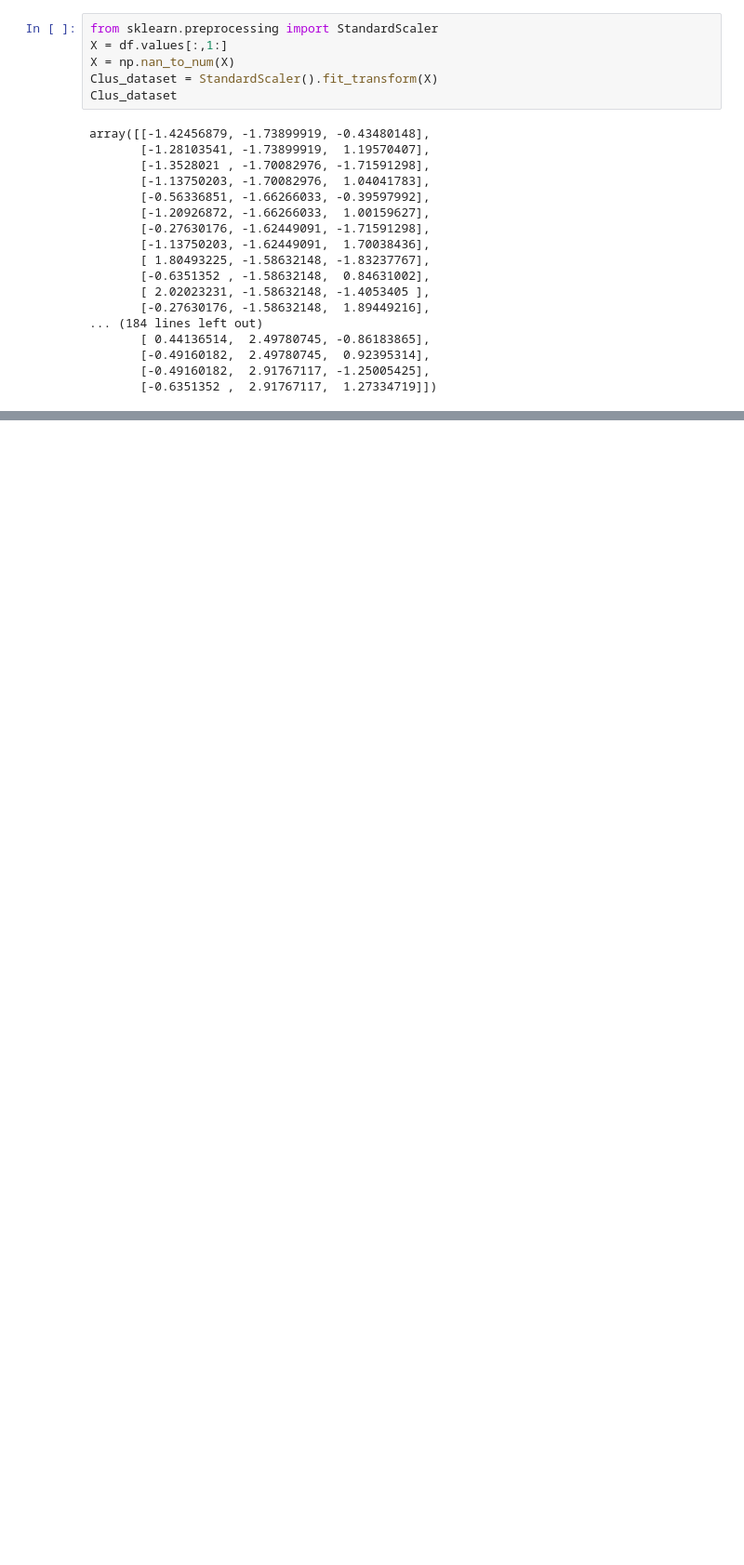
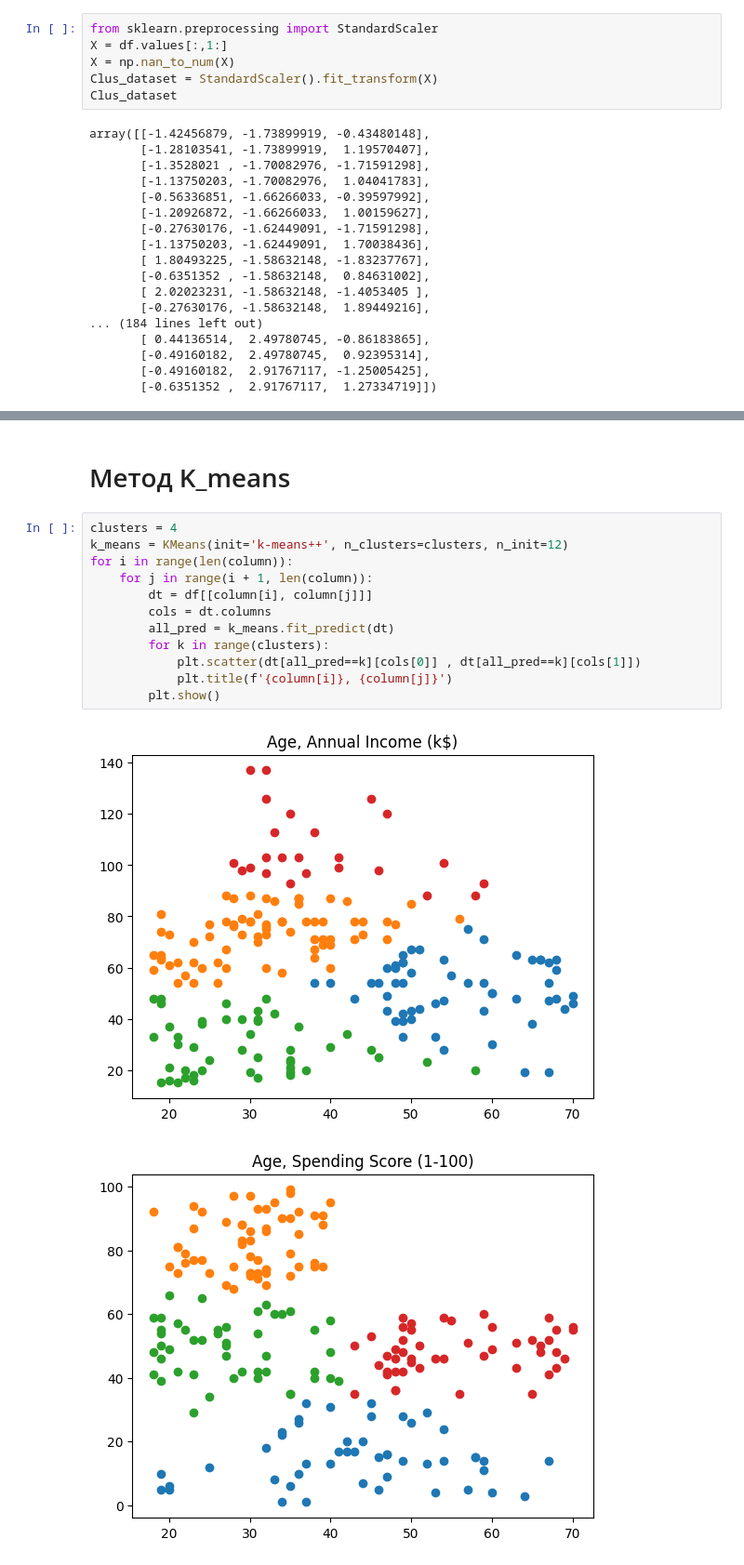
Before and after one commit to Maksonchiks/mesto, a Jupyter notebook: clust.ipynb, the cells around one changed output, grey strips where cells are left out. Shown: that part at 93% size. Cells and saved outputs as stored; diff of their text form; blank space fills up the shorter version.

```diff
--- a/clust.ipynb
+++ b/clust.ipynb
@@ -198,0 +213,17 @@ df.groupby('Clusters').mean()
+# %% [markdown]
+# Метод K_means
+# %%
+clusters = 4
+k_means = KMeans(init='k-means++', n_clusters=clusters, n_init=12)
+for i in range(len(column)):
+    for j in range(i + 1, len(column)):
+        dt = df[[column[i], column[j]]]
+        cols = dt.columns
+        all_pred = k_means.fit_predict(dt)
+        for k in range(clusters):
+            plt.scatter(dt[all_pred==k][cols[0]] , dt[all_pred==k][cols[1]])
+            plt.title(f'{column[i]}, {column[j]}')
+        plt.show()
+# %% [output]
+[figure, added]
+[figure, added]
```
Also changed, not shown: parts of 26 cells of this notebook.
